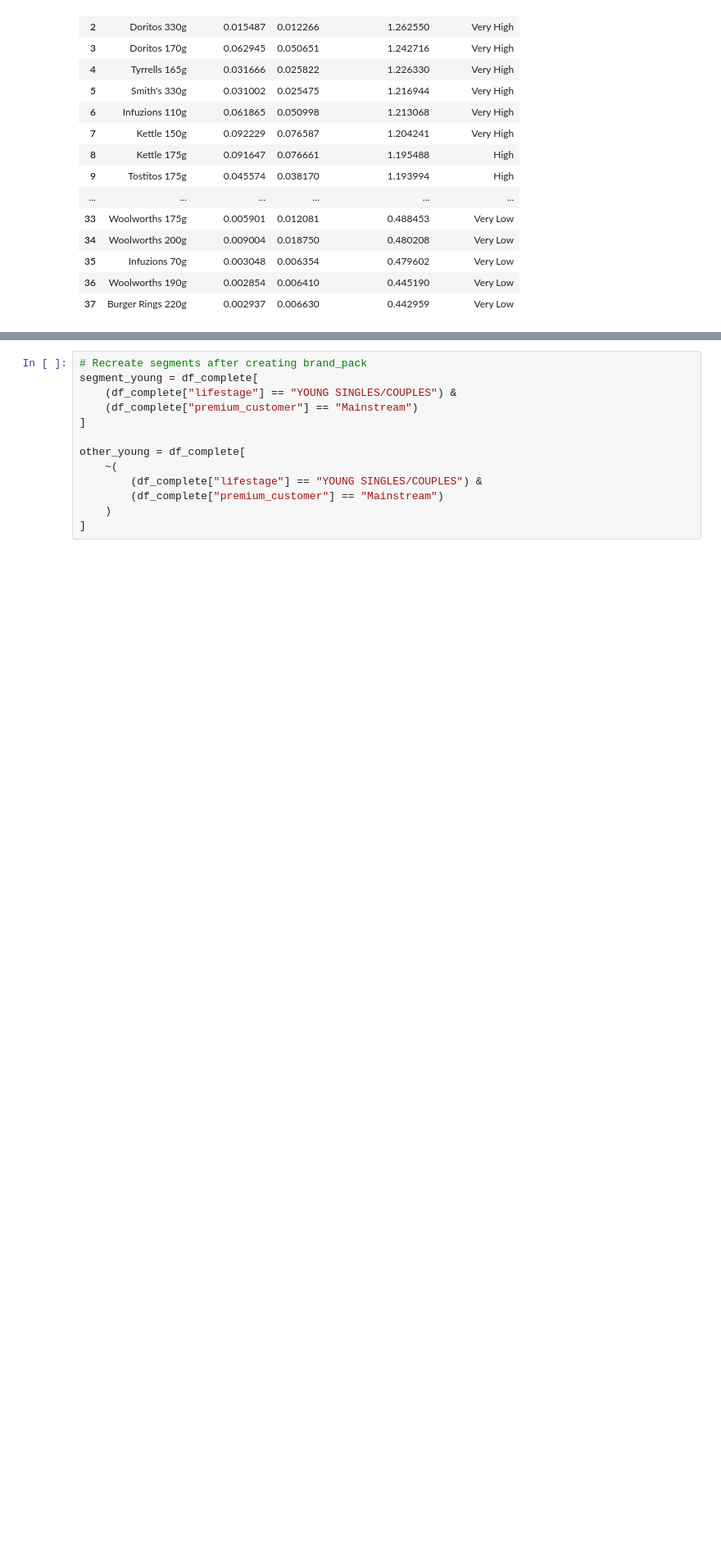
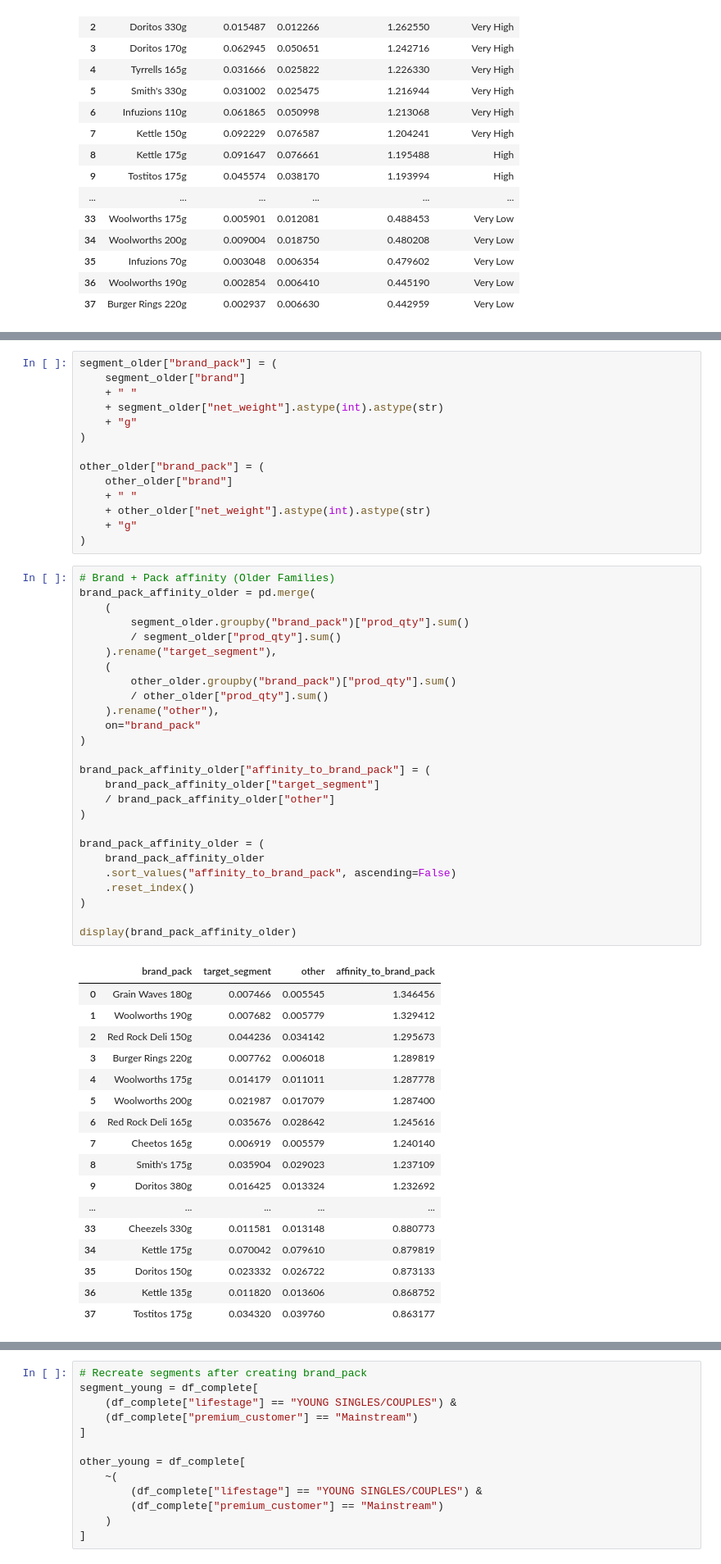
Before and after one commit to J0NA1RON/retail-customer-segmentation, a Jupyter notebook: notebooks/DATA PREPARATION.ipynb, the cells around one changed output, grey strips where cells are left out. Shown at 82% size. Saved outputs shown, nothing was run; the diff lists cells and outputs as text; blank space fills up the shorter version.

Commit message:
brand X pack size affinity
tallied the affinity scores for the report

```diff
--- a/notebooks/DATA PREPARATION.ipynb
+++ b/notebooks/DATA PREPARATION.ipynb
@@ -1168,0 +1188,58 @@ display(brand_pack_affinity)
+# %%
+segment_older["brand_pack"] = (
+    segment_older["brand"]
+    + " "
+    + segment_older["net_weight"].astype(int).astype(str)
+    + "g"
+)
+
+other_older["brand_pack"] = (
+    other_older["brand"]
+    + " "
+    + other_older["net_weight"].astype(int).astype(str)
+    + "g"
+)
+# %%
+# Brand + Pack affinity (Older Families)
+brand_pack_affinity_older = pd.merge(
+    (
+        segment_older.groupby("brand_pack")["prod_qty"].sum()
+        / segment_older["prod_qty"].sum()
+    ).rename("target_segment"),
+    (
+        other_older.groupby("brand_pack")["prod_qty"].sum()
+        / other_older["prod_qty"].sum()
+    ).rename("other"),
+    on="brand_pack"
+)
+
+brand_pack_affinity_older["affinity_to_brand_pack"] = (
+    brand_pack_affinity_older["target_segment"]
+    / brand_pack_affinity_older["other"]
+)
+
+brand_pack_affinity_older = (
+    brand_pack_affinity_older
+    .sort_values("affinity_to_brand_pack", ascending=False)
+    .reset_index()
+)
+
+display(brand_pack_affinity_older)
+# %% [output]
+|  | brand_pack | target_segment | other | affinity_to_brand_pack |
+| 0 | Grain Waves 180g | 0.007466 | 0.005545 | 1.346456 |
+| 1 | Woolworths 190g | 0.007682 | 0.005779 | 1.329412 |
+| 2 | Red Rock Deli 150g | 0.044236 | 0.034142 | 1.295673 |
+| 3 | Burger Rings 220g | 0.007762 | 0.006018 | 1.289819 |
+| 4 | Woolworths 175g | 0.014179 | 0.011011 | 1.287778 |
+| 5 | Woolworths 200g | 0.021987 | 0.017079 | 1.287400 |
+| 6 | Red Rock Deli 165g | 0.035676 | 0.028642 | 1.245616 |
+| 7 | Cheetos 165g | 0.006919 | 0.005579 | 1.240140 |
+| 8 | Smith's 175g | 0.035904 | 0.029023 | 1.237109 |
+| 9 | Doritos 380g | 0.016425 | 0.013324 | 1.232692 |
+| ... | ... | ... | ... | ... |
+| 33 | Cheezels 330g | 0.011581 | 0.013148 | 0.880773 |
+| 34 | Kettle 175g | 0.070042 | 0.079610 | 0.879819 |
+| 35 | Doritos 150g | 0.023332 | 0.026722 | 0.873133 |
+| 36 | Kettle 135g | 0.011820 | 0.013606 | 0.868752 |
+| 37 | Tostitos 175g | 0.034320 | 0.039760 | 0.863177 |
```
Also changed, not shown: parts of 3 cells of this notebook.
